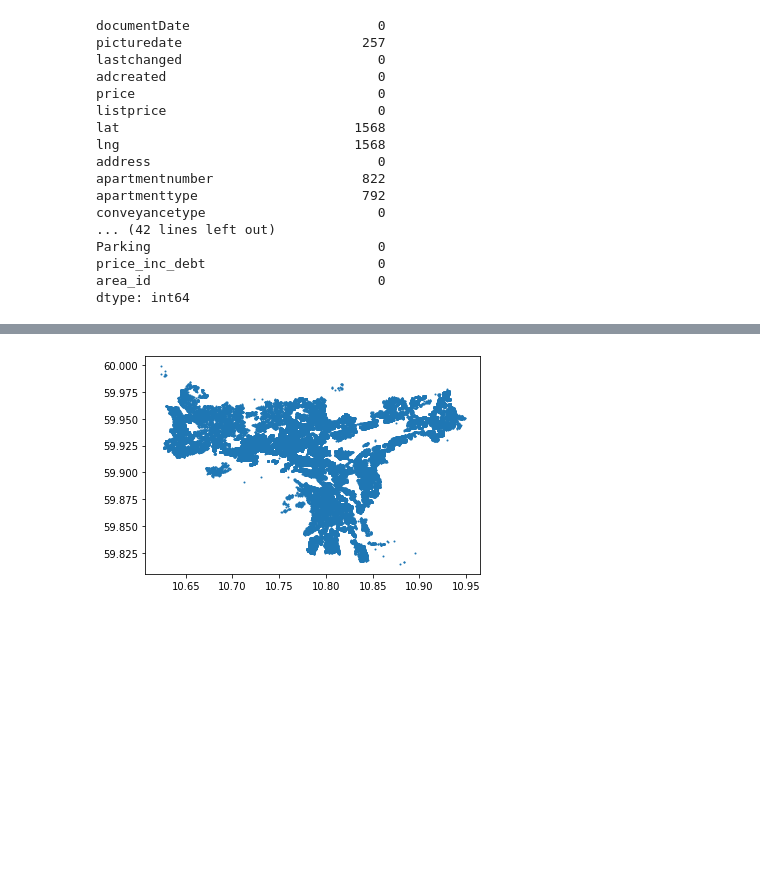
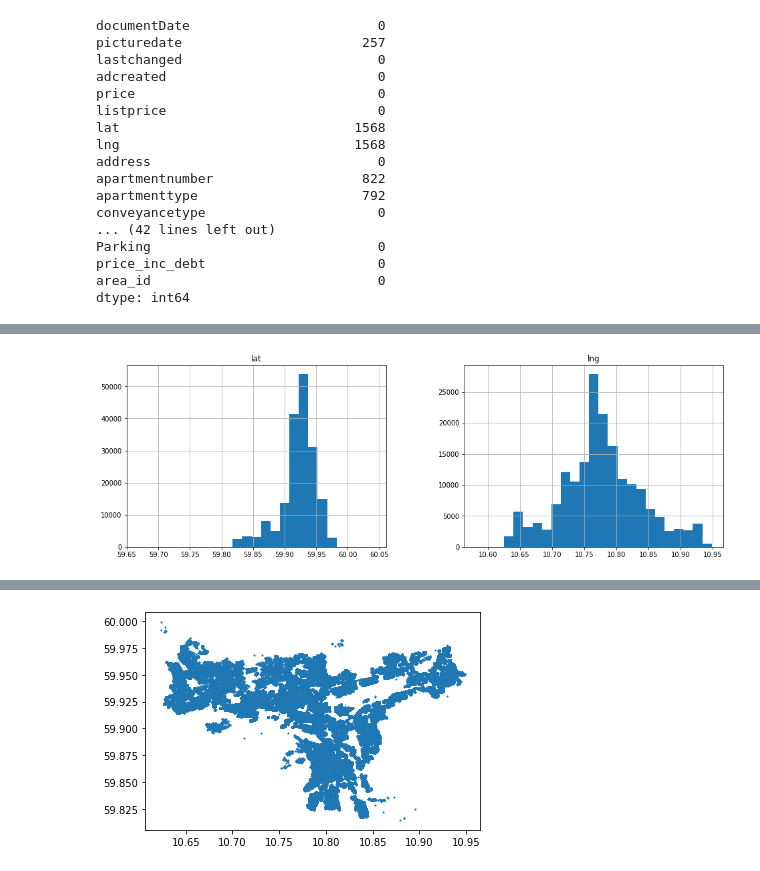
Before and after one commit to smmogen/BOABachelor, a Jupyter notebook: Jupyter/Eiendomsdata.ipynb, the cells around one changed output, grey strips where cells are left out. Drawn from its saved outputs; the diff is of its cells as text; code cells hidden in the pictures; blank space fills up the shorter version.

```diff
--- a/Jupyter/Eiendomsdata.ipynb
+++ b/Jupyter/Eiendomsdata.ipynb
@@ -87,0 +111,15 @@ df.loc[df['buildyear']<=10]
+# %%
+#Oppretter midlertidlig variabel for lat/lng og bytter med tidligere variabel
+lng = df.loc[26325]['lat']
+lat = df.loc[26325]['lng']
+df.loc[26325, 'lng'] = lng
+df.loc[26325, 'lat'] = lat
+# %%
+#Fjerner datapunktene med feil i koordinater
+df.drop(141115, inplace = True)
+df.drop(56426, inplace = True)
+# %%
+df[['lat','lng']].hist(figsize=(16,5), bins=25)
+plt.show()
+# %% [output]
+[figure, added]
```
Also changed, not shown: parts of 9 cells of this notebook, 1 other file.
